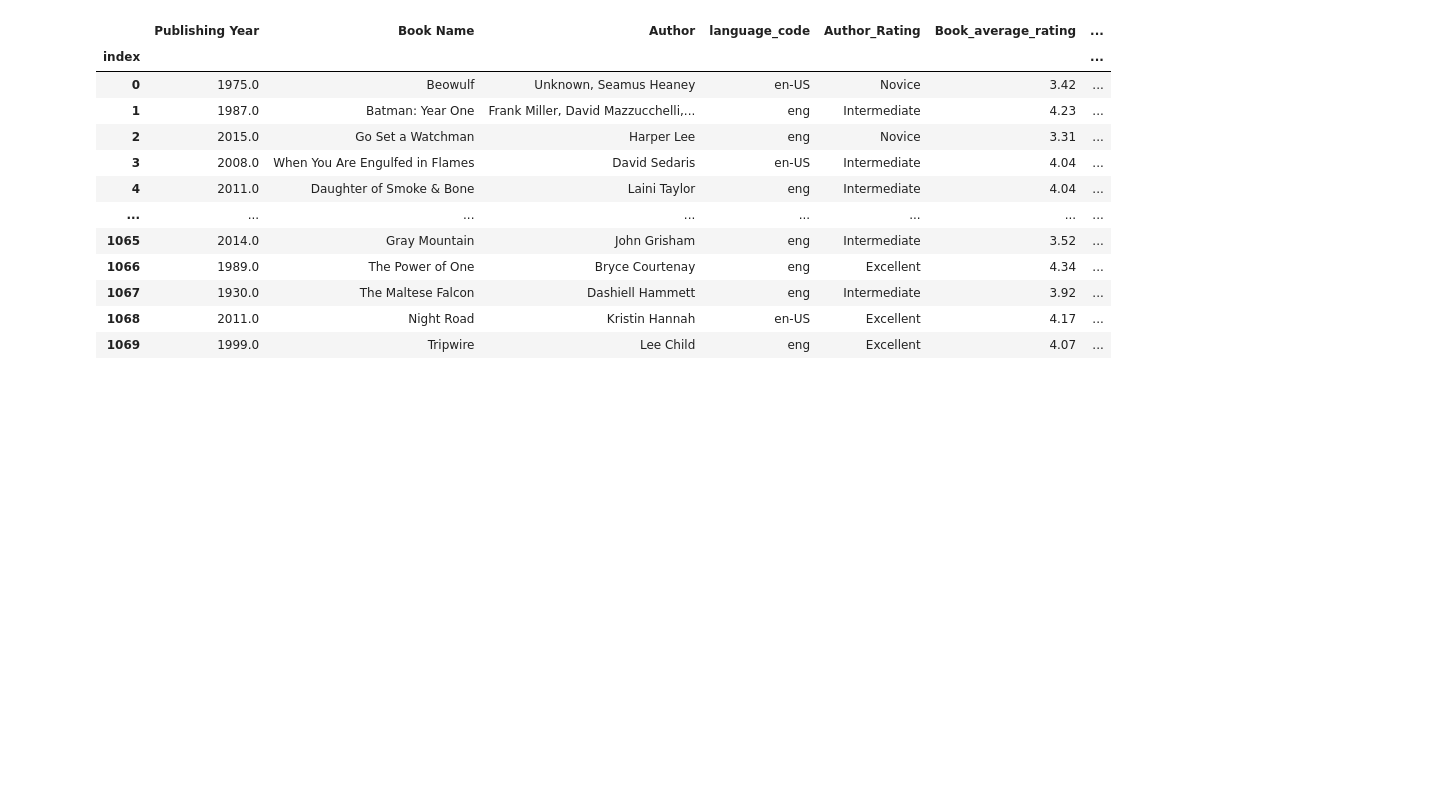
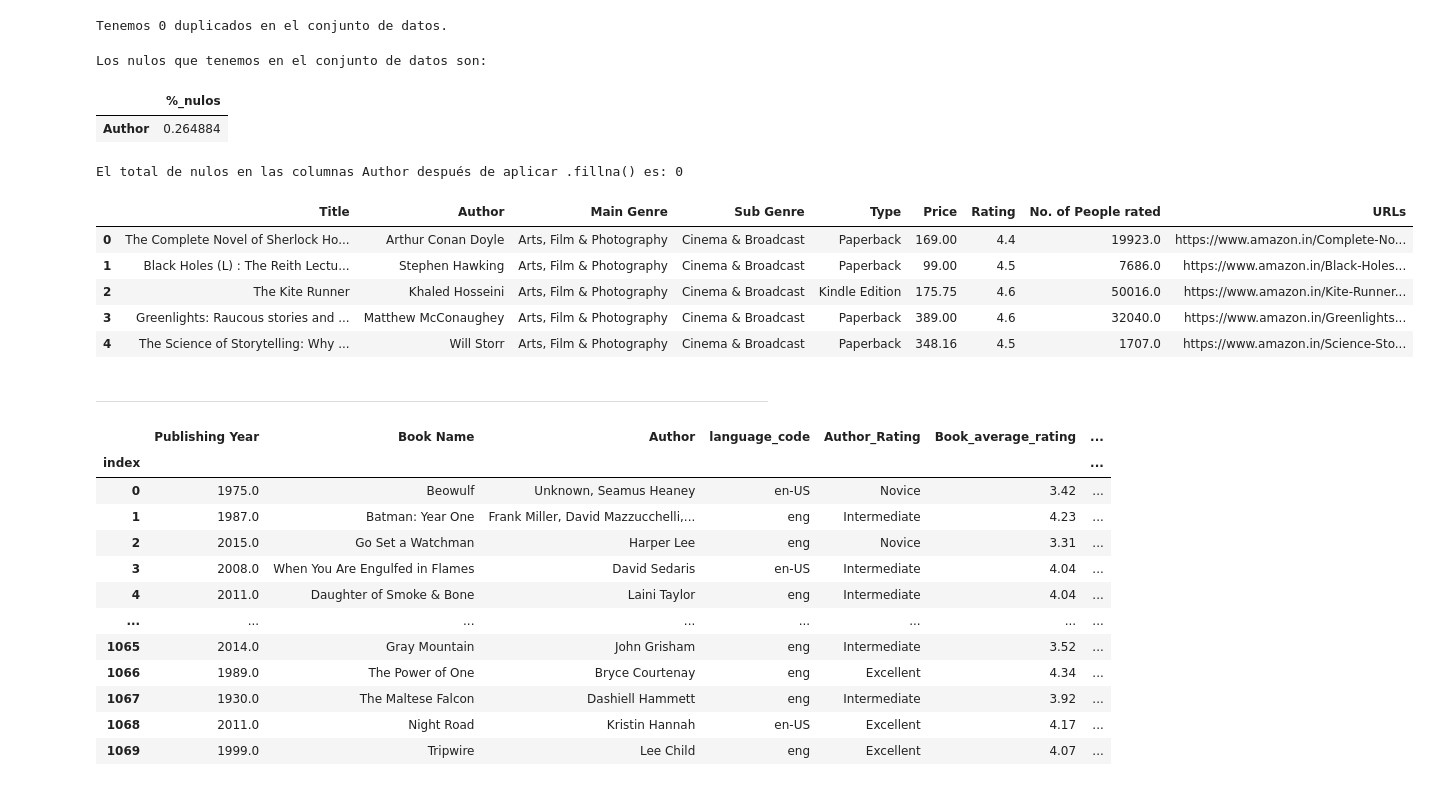
Before and after one commit to raquelmartinrodriguez/promoG-DA-modulo4-sprint2-Laura-Mora-Raquel-Martin, a Jupyter notebook: analisis_laura.ipynb, the cells around one changed output. Drawn from its saved outputs; the diff is of its cells as text; code cells hidden in the pictures; blank space fills up the shorter version.

```diff
--- a/analisis_laura.ipynb
+++ b/analisis_laura.ipynb
@@ -6,0 +267,33 @@ warnings.filterwarnings("ignore")
+# %%
+sp.explorar_duplicados(amazon)
+# %% [output]
+Tenemos 0 duplicados en el conjunto de datos.
+# %%
+sp.explorar_nulos(amazon)
+# %% [output]
+Los nulos que tenemos en el conjunto de datos son:
+|  | %_nulos |
+| Author | 0.264884 |
+# %%
+sp.rellenar_nulos(amazon, 'Author', 'Unknown')
+# %% [output]
+El total de nulos en las columnas Author después de aplicar .fillna() es: 0
+# %%
+import re
+
+def extraer_numeros(cadena):
+    numeros = re.findall(r'\d+\.\d+|\d+', cadena)
+    if numeros:
+        return float(numeros[0])
+    else:
+        return None
+# %%
+amazon['Price'] = amazon['Price'].apply(extraer_numeros)
+amazon.head()
+# %% [output]
+|  | Title | Author | Main Genre | Sub Genre | Type | Price | Rating | No. of People rated | URLs |
+| 0 | The Complete Novel of Sherlock Ho... | Arthur Conan Doyle | Arts, Film & Photography | Cinema & Broadcast | Paperback | 169.00 | 4.4 | 19923.0 | https://www.amazon.in/Complete-No... |
+| 1 | Black Holes (L) : The Reith Lectu... | Stephen Hawking | Arts, Film & Photography | Cinema & Broadcast | Paperback | 99.00 | 4.5 | 7686.0 | https://www.amazon.in/Black-Holes... |
+| 2 | The Kite Runner | Khaled Hosseini | Arts, Film & Photography | Cinema & Broadcast | Kindle Edition | 175.75 | 4.6 | 50016.0 | https://www.amazon.in/Kite-Runner... |
+| 3 | Greenlights: Raucous stories and ... | Matthew McConaughey | Arts, Film & Photography | Cinema & Broadcast | Paperback | 389.00 | 4.6 | 32040.0 | https://www.amazon.in/Greenlights... |
+| 4 | The Science of Storytelling: Why ... | Will Storr | Arts, Film & Photography | Cinema & Broadcast | Paperback | 348.16 | 4.5 | 1707.0 | https://www.amazon.in/Science-Sto... |
@@ -7 +310,3 @@ warnings.filterwarnings("ignore")
+# %% [markdown]
+--------
 # %%
```
Also changed, not shown: parts of 37 cells of this notebook, 2 other files.
